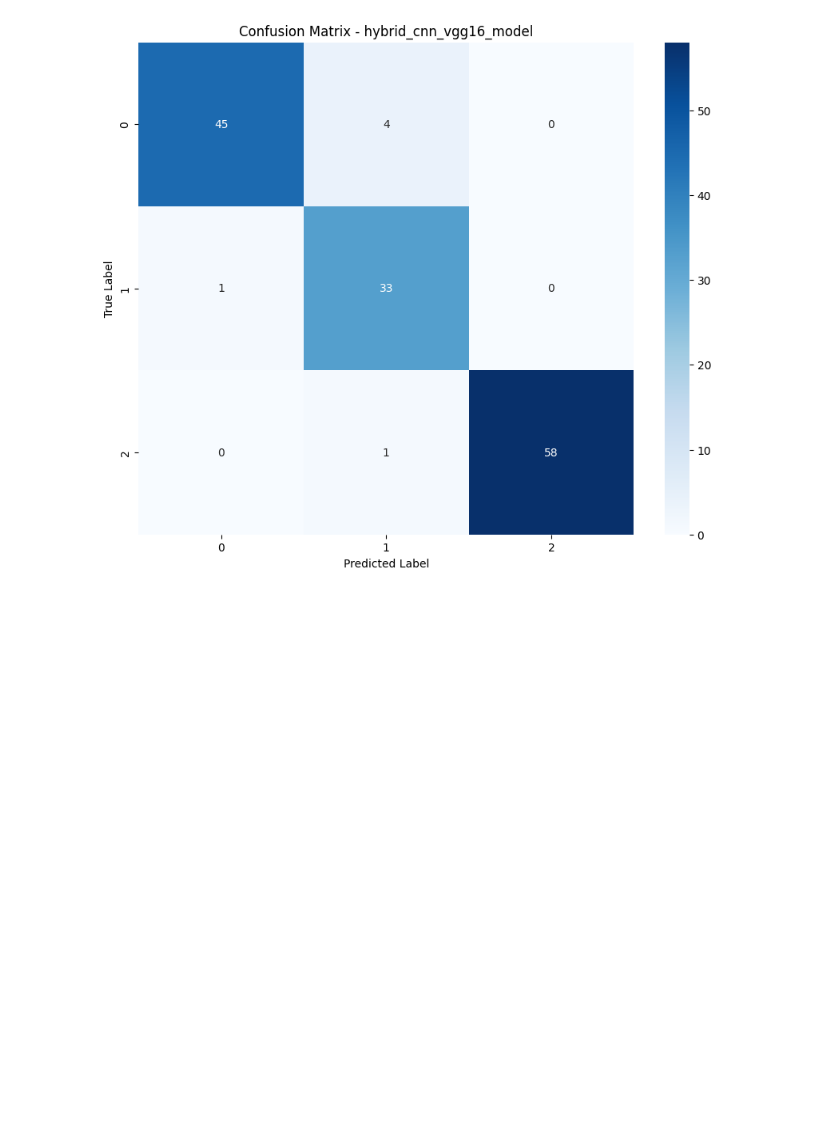
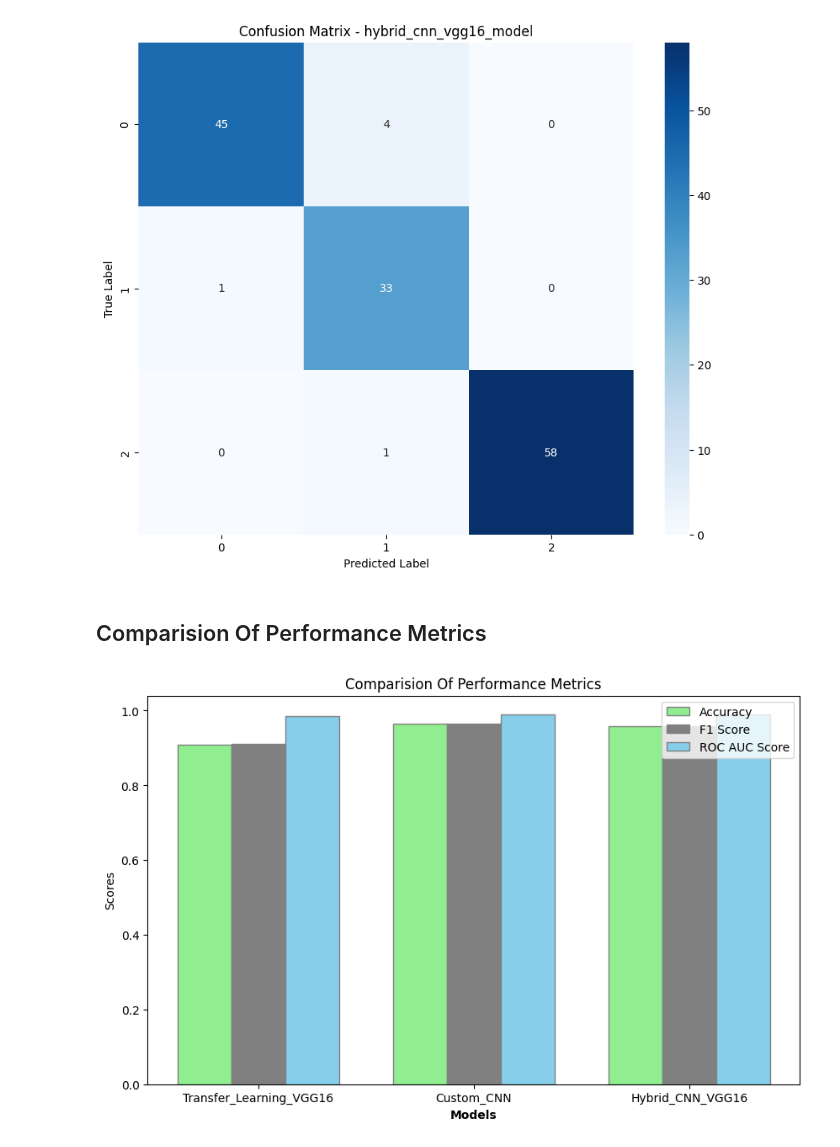
Before and after one commit to RAVIAPTISWETHA/-Deep-Learning-Applications-in-Heart-Diseases-Using-ECG-Signals, a Jupyter notebook: Version2_DLA_Heart_Diseases_using_ECG_Images_AD.ipynb, the cells around one changed output. Drawn from its saved outputs; the diff is of its cells as text; code cells hidden in the pictures; blank space fills up the shorter version.

```diff
--- a/Version2_DLA_Heart_Diseases_using_ECG_Images_AD.ipynb
+++ b/Version2_DLA_Heart_Diseases_using_ECG_Images_AD.ipynb
@@ -629,3 +629,47 @@ Test Accuracy: 0.9577
 F1 Score: 0.9583
 ROC AUC Score: 0.9907
 [figure]
+# %% [markdown]
+## Comparision Of Performance Metrics
+# %%
+metrics = {
+    "Transfer_Learning_VGG16": {
+        "accuracy": 0.9085,
+        "f1": 0.9116,
+        "roc_auc": 0.9842
+    },
+    "Custom_CNN": {
+        "accuracy": 0.9648,
+        "f1": 0.9649,
+        "roc_auc": 0.9896
+    },
+    "Hybrid_CNN_VGG16": {
+        "accuracy": 0.9577,
+        "f1": 0.9583,
+        "roc_auc": 0.9907
+    }
+}
+# %%
+import numpy as np
+import matplotlib.pyplot as plt
+models = list(metrics.keys())
+accuracies = [metrics[model]["accuracy"] for model in models]
+f1_scores = [metrics[model]["f1"] for model in models]
+roc_auc_scores = [metrics[model]["roc_auc"] for model in models]
+bar_width = 0.25
+
+r1 = np.arange(len(models))
+r2 = [x + bar_width for x in r1]
+r3 = [x + bar_width for x in r2]
+plt.figure(figsize=(10, 6))
+plt.bar(r1, accuracies, color='Lightgreen', width=bar_width, edgecolor='grey', label='Accuracy')
+plt.bar(r2, f1_scores, color='grey', width=bar_width, edgecolor='grey', label='F1 Score')
+plt.bar(r3, roc_auc_scores, color='skyblue', width=bar_width, edgecolor='grey', label='ROC AUC Score')
+plt.xlabel('Models', fontweight='bold')
+plt.xticks([r + bar_width for r in range(len(models))], models)
+plt.ylabel('Scores')
+plt.title('Comparision Of Performance Metrics')
+plt.legend()
+plt.show()
+# %% [output]
+[figure, added]
```
